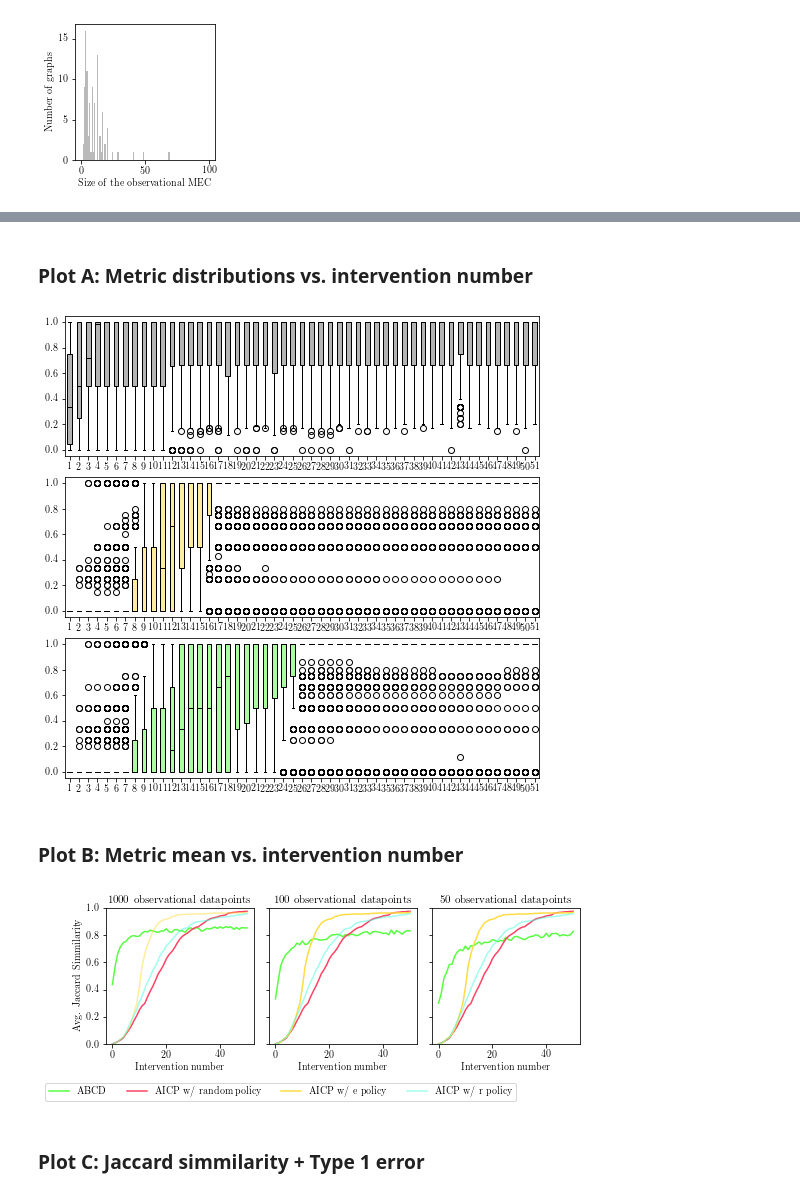
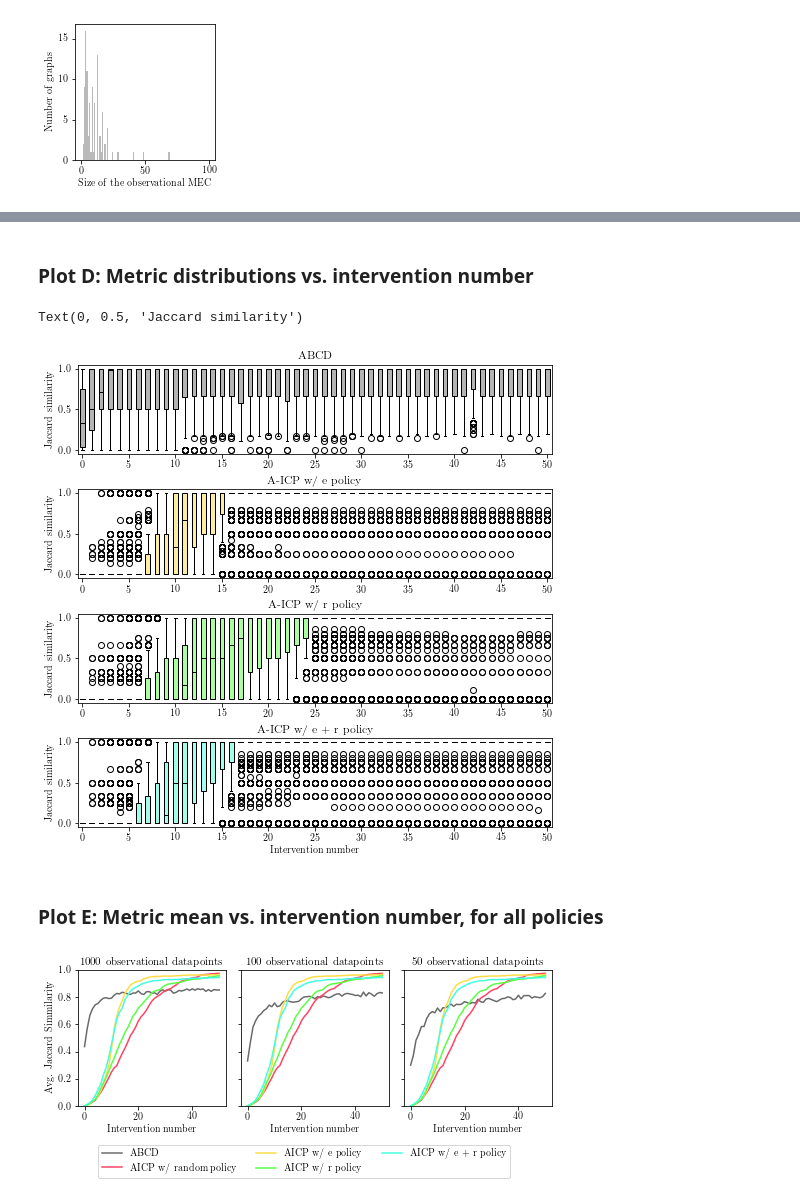
Before and after one commit to juangamella/aicp, a Jupyter notebook: plots_abcd.ipynb, the cells around one changed output, grey strips where cells are left out. Cells and saved outputs as stored; diff of their text form; code cells hidden in the pictures.

```diff
--- a/plots_abcd.ipynb
+++ b/plots_abcd.ipynb
@@ -251,5 +369,5 @@ Processing results for r policy done
 # %% [markdown]
-### Plot A: Metric distributions vs. intervention number
+### Plot D: Metric distributions vs. intervention number
 # %%
 def plot_trajectories_dist(Trajectories, axes, color=None):
     bplot = axes.boxplot(Trajectories,
@@ -260,23 +378,46 @@ def plot_trajectories_dist(Trajectories, axes, color=None):
         for i,patch in enumerate(bplot['boxes']):
             patch.set_facecolor(color)
 # %%
-gs = gridspec.GridSpec(3, 1, wspace=0.10, hspace=0.15)
+gs = gridspec.GridSpec(4, 1, wspace=0.10, hspace=0.40)
 plt.figure(figsize=(8.5,8.5))
 
 plt.subplot(gs[0])
 ax = plt.gca()
 plot_trajectories_dist(Trajectories_abcd_1000, ax, color=colorsa[7])
+plt.title("ABCD")
+ax.set_xticks(np.arange(1,52,5))
+ax.set_xticklabels(np.arange(0,51,5))
+plt.ylabel("Jaccard similarity")
+
 plt.subplot(gs[1])
 ax = plt.gca()
 plot_trajectories_dist(Trajectories_aicp_1000["e"], ax, color=colorsa[1])
+plt.title("A-ICP w/ e policy")
+ax.set_xticks(np.arange(1,52,5))
+ax.set_xticklabels(np.arange(0,51,5))
+plt.ylabel("Jaccard similarity")
 
 plt.subplot(gs[2])
 ax = plt.gca()
 plot_trajectories_dist(Trajectories_aicp_1000["r"], ax, color=colorsa[2])
+plt.title("A-ICP w/ r policy")
+plt.ylabel("Jaccard similarity")
+ax.set_xticks(np.arange(1,52,5))
+ax.set_xticklabels(np.arange(0,51,5))
+
+plt.subplot(gs[3])
+ax = plt.gca()
+plot_trajectories_dist(Trajectories_aicp_1000["e + r"], ax, color=colorsa[3])
+plt.title("A-ICP w/ e + r policy")
+ax.set_xticks(np.arange(1,52,5))
+ax.set_xticklabels(np.arange(0,51,5))
+plt.xlabel("Intervention number")
+plt.ylabel("Jaccard similarity")
 # %% [output]
+Text(0, 0.5, 'Jaccard similarity')
-[figure, old version]
+[figure, new version]
 # %% [markdown]
-### Plot B: Metric mean vs. intervention number
+### Plot E: Metric mean vs. intervention number, for all policies
 # %%
 gs = gridspec.GridSpec(1, 3, wspace=0.10, hspace=0.15)
 plt.figure(figsize=(8.5,2.5))
@@ -286,43 +427,44 @@ ylim = [0,1]
 # Plot for 1000 initial samples
 plt.subplot(gs[0])
 ax = plt.gca()
-ax.plot(Trajectories_abcd_1000.mean(axis=0), c=colors[2], label="ABCD", linewidth=1.5)
+ax.plot(Trajectories_abcd_1000.mean(axis=0), c=colors[7], label="ABCD", linewidth=1.5)
 ax.plot(Trajectories_aicp_1000["random"].mean(axis=0), c=colors[0], label="AICP w/ random policy", linewidth=1.5)
-ax.plot(Trajectories_aicp_1000["e"].mean(axis=0), c=colorsa[1], label="AICP w/ e policy", linewidth=1.5)
-ax.plot(Trajectories_aicp_1000["r"].mean(axis=0), c=colorsa[3], label="AICP w/ r policy", linewidth=1.5)
+ax.plot(Trajectories_aicp_1000["e"].mean(axis=0), c=colors[1], label="AICP w/ e policy", linewidth=1.5)
+ax.plot(Trajectories_aicp_1000["r"].mean(axis=0), c=colors[2], label="AICP w/ r policy", linewidth=1.5)
+ax.plot(Trajectories_aicp_1000["e + r"].mean(axis=0), c=colors[3], label="AICP w/ e + r policy", linewidth=1.5)
 plt.xlabel("Intervention number")
 plt.ylabel("Avg. Jaccard Simmilarity")
 ax.text(0.5,1.04,"1000 observational datapoints", transform=ax.transAxes, fontsize=11, ha="center")
 plt.ylim(ylim)
 
 # Plot for 100 initial samples
 plt.subplot(gs[1])
 ax = plt.gca()
-ax.plot(Trajectories_abcd_100.mean(axis=0), c=colors[2], label="ABCD", linewidth=1.5)
+ax.plot(Trajectories_abcd_100.mean(axis=0), c=colors[7], label="ABCD", linewidth=1.5)
 ax.plot(Trajectories_aicp_100["random"].mean(axis=0), c=colors[0], label="AICP w/ random policy", linewidth=1.5)
 ax.plot(Trajectories_aicp_100["e"].mean(axis=0), c=colors[1], label="AICP w/ e policy", linewidth=1.5)
-ax.plot(Trajectories_aicp_100["r"].mean(axis=0), c=colorsa[3], label="AICP w/ r policy", linewidth=1.5)
+ax.plot(Trajectories_aicp_100["r"].mean(axis=0), c=colors[2], label="AICP w/ r policy", linewidth=1.5)
+ax.plot(Trajectories_aicp_100["e + r"].mean(axis=0), c=colors[3], label="AICP w/ e + r policy", linewidth=1.5)
 plt.xlabel("Intervention number")
 ax.set_yticklabels([])
 ax.text(0.5,1.04,"100 observational datapoints", transform=ax.transAxes, fontsize=11, ha="center")
 plt.ylim(ylim)
 
 # Plot for 50 initial samples
 plt.subplot(gs[2])
 ax = plt.gca()
-ax.plot(Trajectories_abcd_50.mean(axis=0), c=colors[2], label="ABCD", linewidth=1.5)
+ax.plot(Trajectories_abcd_50.mean(axis=0), c=colors[7], label="ABCD", linewidth=1.5)
 ax.plot(Trajectories_aicp_50["random"].mean(axis=0), c=colors[0], label="AICP w/ random policy", linewidth=1.5)
 ax.plot(Trajectories_aicp_50["e"].mean(axis=0), c=colors[1], label="AICP w/ e policy", linewidth=1.5)
-ax.plot(Trajectories_aicp_50["r"].mean(axis=0), c=colorsa[3], label="AICP w/ r policy", linewidth=1.5)
+ax.plot(Trajectories_aicp_50["r"].mean(axis=0), c=colors[2], label="AICP w/ r policy", linewidth=1.5)
+ax.plot(Trajectories_aicp_50["e + r"].mean(axis=0), c=colors[3], label="AICP w/ e + r policy", linewidth=1.5)
 plt.xlabel("Intervention number")
 ax.set_yticklabels([])
 ax.text(0.5,1.04,"50 observational datapoints", transform=ax.transAxes, fontsize=11, ha="center")
 plt.ylim(ylim)
 
-ax.legend(prop=fontP, ncol=5, bbox_to_anchor=(0.6, -.25))
+ax.legend(prop=fontP, ncol=3, bbox_to_anchor=(0.75, -.25))
 
 plt.savefig("figures/abcd_vs_aicp_jaccard.pdf", bbox_inches='tight')
 # %% [output]
-[figure, old version]
+[figure, new version]
-# %% [markdown]
-### Plot C: Jaccard simmilarity + Type 1 error
```
Also changed, not shown: parts of 28 cells of this notebook, 2 other files.
